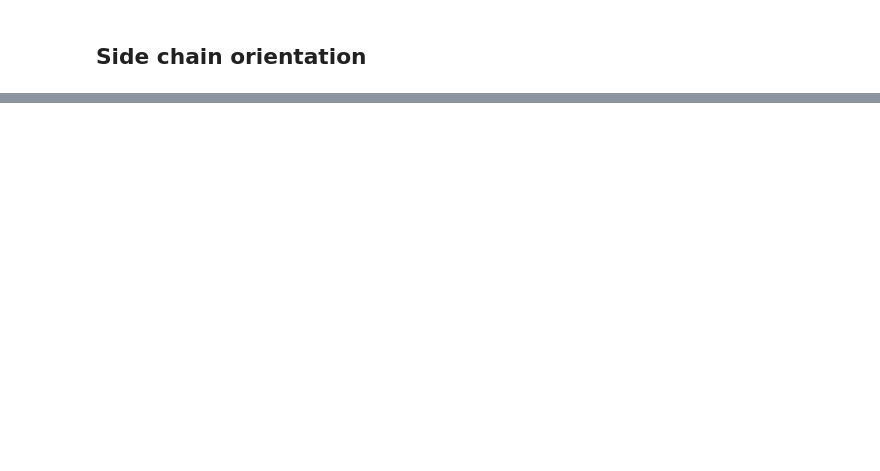
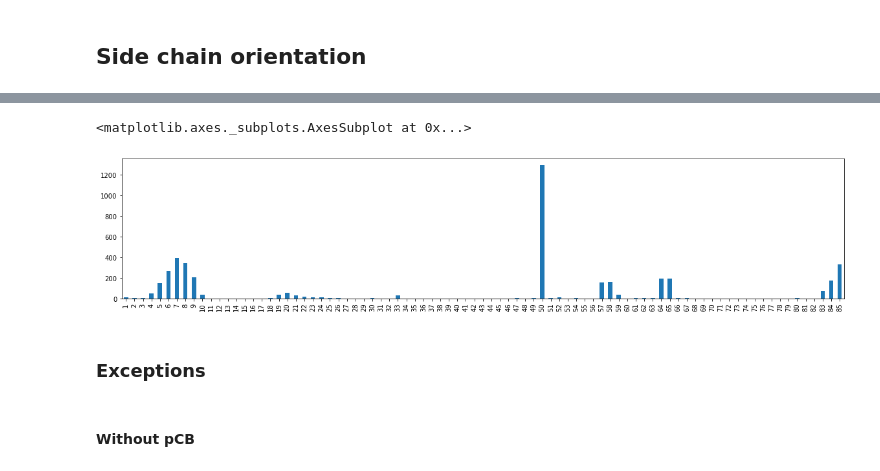
Before and after one commit to volkamerlab/kissim, a Jupyter notebook: examples/notebooks/side_chain_orientation.ipynb, the cells around one changed output, grey strips where cells are left out. Drawn from its saved outputs; the diff is of its cells as text; code cells hidden in the pictures; blank space fills up the shorter version.

Commit message:
Update SCO notebook: Add stats on exceptions

```diff
--- a/examples/notebooks/side_chain_orientation.ipynb
+++ b/examples/notebooks/side_chain_orientation.ipynb
@@ -122,0 +142,9 @@ sequence.apply(lambda x: x=='G').apply(lambda x: sum(x)).plot(kind='bar', ax=ax)
+# %%
+plot_residue_sequence_occurrency(klifs_metadata, '_')
+# %% [output]
+<matplotlib.axes._subplots.AxesSubplot at 0x...>
+[figure, added]
+# %% [markdown]
+### Exceptions
+# %% [markdown]
+#### Without pCB
```
Also changed, not shown: parts of 44 cells of this notebook, 1 other file.
